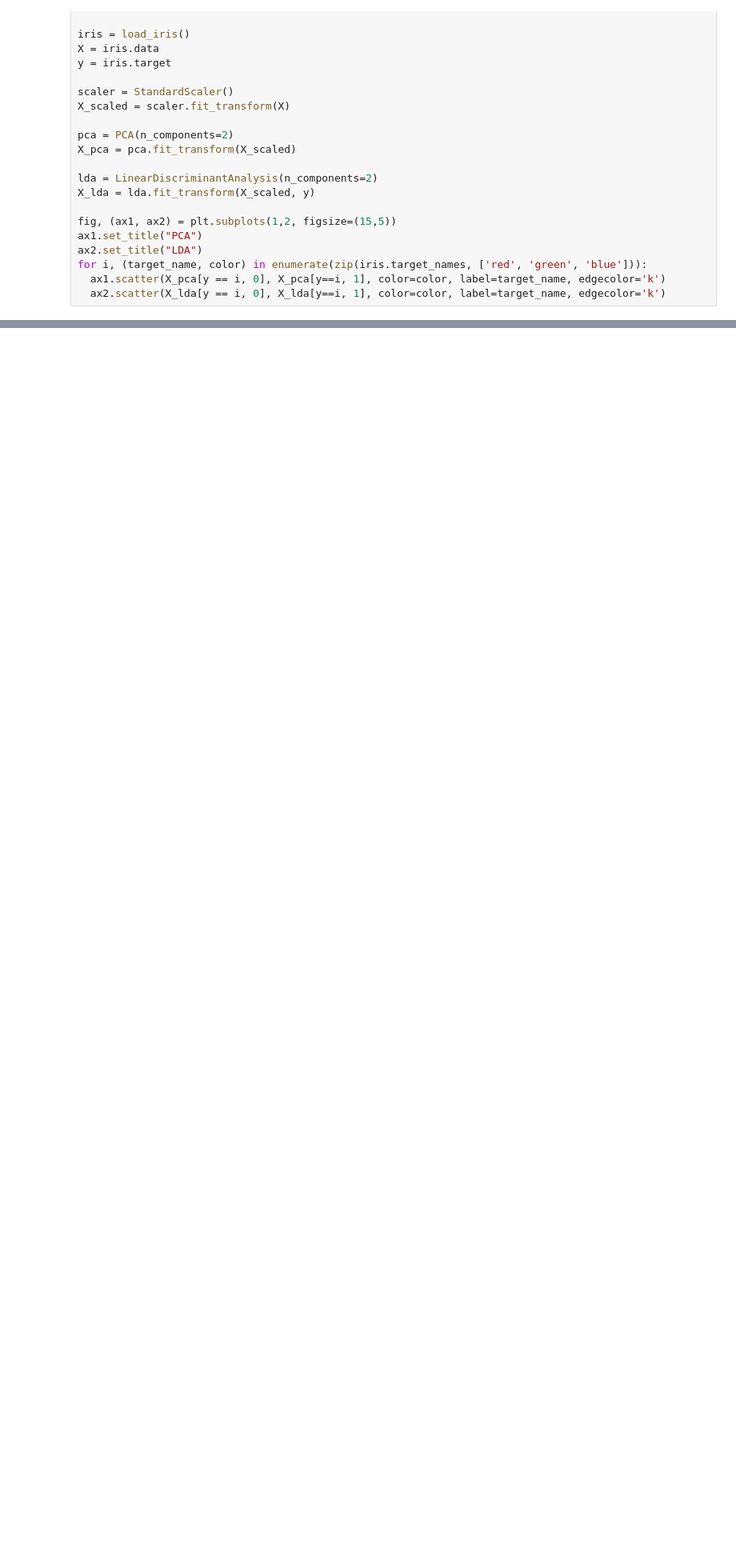
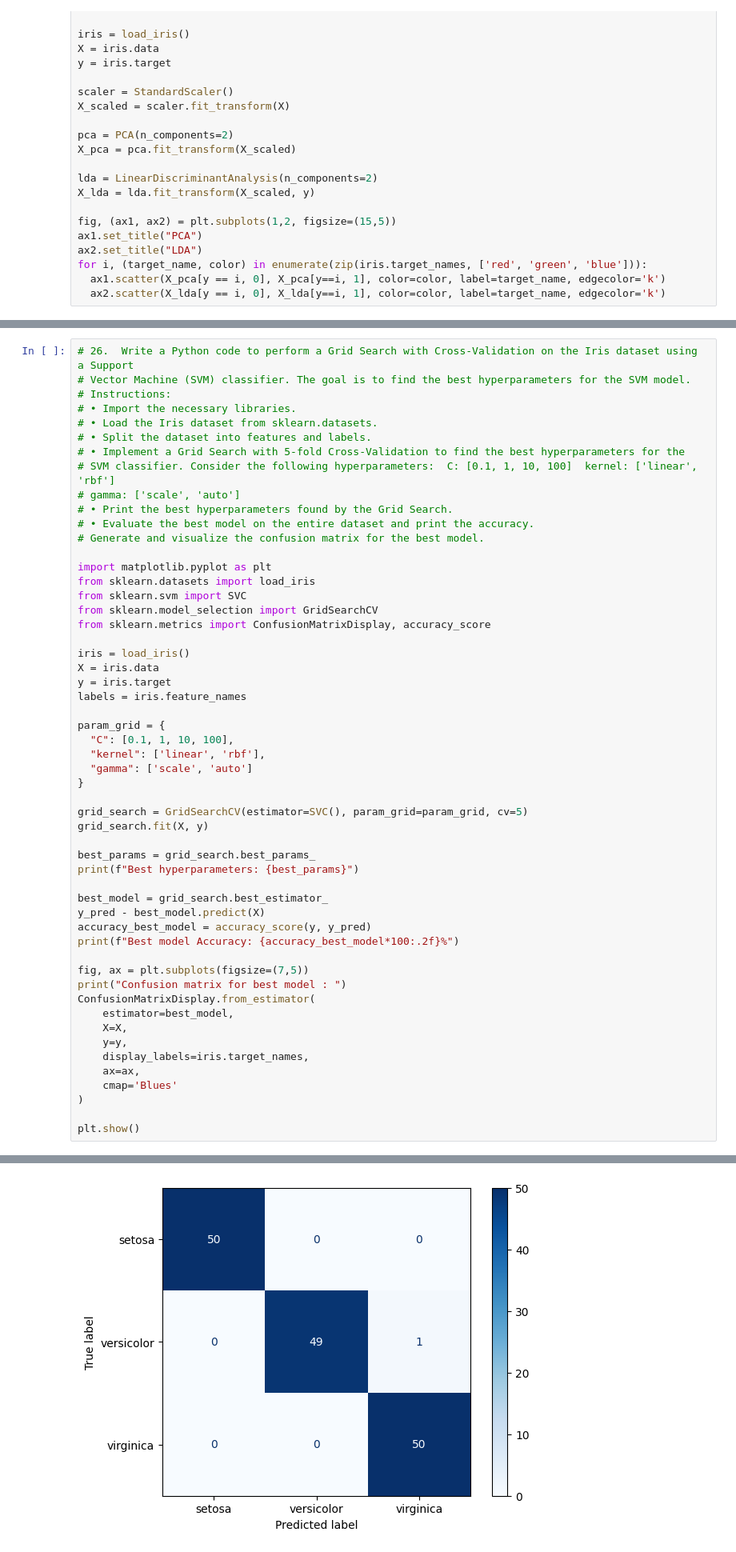
Before and after one commit to RahilMaiyani/Python-Machine-Learning, a Jupyter notebook: IPE_ML_1.ipynb, the cells around one changed output, grey strips where cells are left out. Shown at 80% size. Drawn from its saved outputs; the diff is of its cells as text; blank space fills up the shorter version.

```diff
--- a/IPE_ML_1.ipynb
+++ b/IPE_ML_1.ipynb
@@ -2311,0 +2441,55 @@ Accuracy for dim: 200: 61.00%
+# %%
+# 26.  Write a Python code to perform a Grid Search with Cross-Validation on the Iris dataset using a Support
+# Vector Machine (SVM) classifier. The goal is to find the best hyperparameters for the SVM model.
+# Instructions:
+# • Import the necessary libraries.
+# • Load the Iris dataset from sklearn.datasets.
+# • Split the dataset into features and labels.
+# • Implement a Grid Search with 5-fold Cross-Validation to find the best hyperparameters for the
+# SVM classifier. Consider the following hyperparameters:  C: [0.1, 1, 10, 100]  kernel: ['linear', 'rbf']
+# gamma: ['scale', 'auto']
+# • Print the best hyperparameters found by the Grid Search.
+# • Evaluate the best model on the entire dataset and print the accuracy.
+# Generate and visualize the confusion matrix for the best model.
+
+import matplotlib.pyplot as plt
+from sklearn.datasets import load_iris
+from sklearn.svm import SVC
+from sklearn.model_selection import GridSearchCV
+from sklearn.metrics import ConfusionMatrixDisplay, accuracy_score
+
+iris = load_iris()
+X = iris.data
+y = iris.target
+labels = iris.feature_names
+
+param_grid = {
+  "C": [0.1, 1, 10, 100],
+  "kernel": ['linear', 'rbf'],
+  "gamma": ['scale', 'auto']
+}
+
+grid_search = GridSearchCV(estimator=SVC(), param_grid=param_grid, cv=5)
+grid_search.fit(X, y)
+
+best_params = grid_search.best_params_
+print(f"Best hyperparameters: {best_params}")
+
+best_model = grid_search.best_estimator_
+y_pred - best_model.predict(X)
+accuracy_best_model = accuracy_score(y, y_pred)
+print(f"Best model Accuracy: {accuracy_best_model*100:.2f}%")
+
+fig, ax = plt.subplots(figsize=(7,5))
+print("Confusion matrix for best model : ")
+ConfusionMatrixDisplay.from_estimator(
+    estimator=best_model,
+    X=X,
+    y=y,
+    display_labels=iris.target_names,
+    ax=ax,
+    cmap='Blues'
+)
+
+plt.show()
+# %% [output]
@@ -2311,0 +2499 @@ Accuracy for dim: 200: 61.00%
+[figure, added]
```
Also changed, not shown: parts of 19 cells of this notebook, 1 other file.
